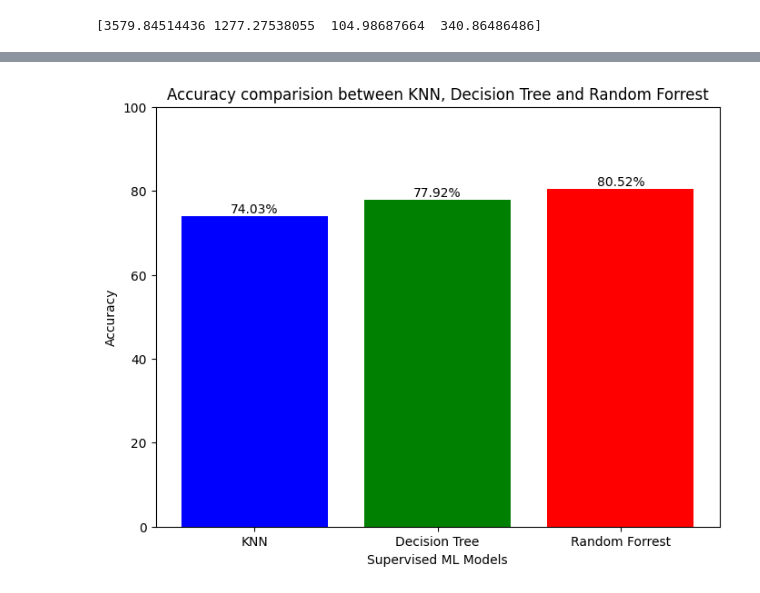
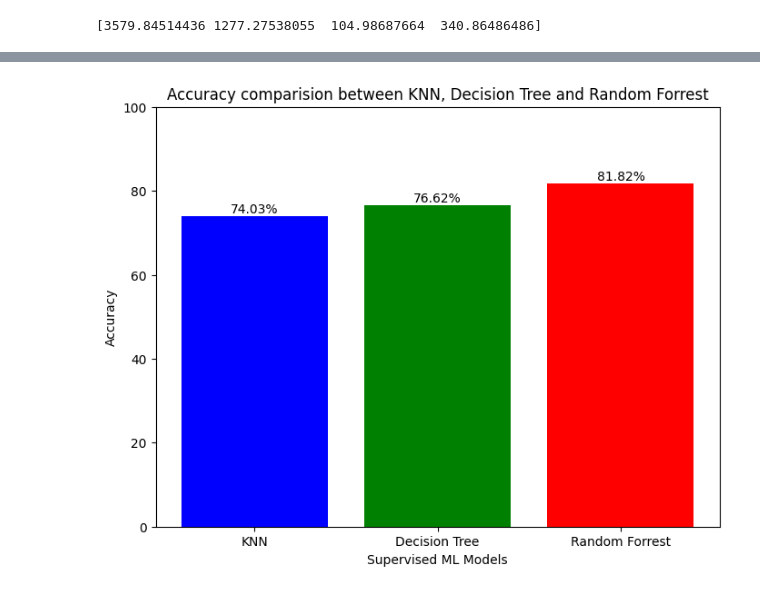
Before and after one commit to newguy7/DataScienceBootCamp, a Jupyter notebook: Projects/Classification_of_loan_status.ipynb, the cells around one changed output, grey strips where cells are left out. Drawn from its saved outputs; the diff is of its cells as text; code cells hidden in the pictures.

```diff
--- a/Projects/Classification_of_loan_status.ipynb
+++ b/Projects/Classification_of_loan_status.ipynb
@@ -427,0 +496,41 @@ The accuracy of the Random Forest Model is 80.52%
+# %%
+# Random Forest
+from sklearn.ensemble import RandomForestClassifier
+
+random = RandomForestClassifier()
+random.fit(X_train,y_train)
+
+pred_lbls_rf = random.predict(X_test)
+pred_lbls_rf.shape
+
+# Accuracy of the model
+accuracy_ran_forest= accuracy_score(y_test,pred_lbls_rf)
+accuracy_ran_forest = round(accuracy_ran_forest * 100,2)
+print(f"The accuracy of the KNN Model is {accuracy_ran_forest}%")
+
+# confusion matrix
+ran_forest_cm = confusion_matrix(np.asarray(y_test).argmax(axis=1),np.asarray(pred_lbls_rf).argmax(axis=1))
+print(ran_forest_cm)
+
+# precision_score
+ran_forest_ps = precision_score(y_test,pred_lbls_rf,average='micro')
+print(ran_forest_ps)
+
+# recall score
+ran_forest_rs = recall_score(y_test,pred_lbls_rf,average='micro')
+print(ran_forest_rs)
+
+# f1 score
+ran_forest_fs = f1_score(y_test,pred_lbls_rf,average='micro')
+print(ran_forest_fs)
+
+#ROC AUC Score
+# Convert random.predict_proba(X_test) to numpy array
+probas_tree = np.array(random.predict_proba(X_test))
+
+# Extract probabilities for the positive class
+randomf_positive_class_proba = probas_tree[:, :, 1]
+
+# ROC AUC Score for Random Forest
+randomf_roc_au_score = roc_auc_score(y_test_binary, randomf_positive_class_proba.T[:, 1], multi_class='ovr')
+print(f"The ROC AUC score for Random Forest model is: {randomf_roc_au_score}")
@@ -428,19 +575,19 @@ The accuracy of the Random Forest Model is 80.52%
 # %%
 # Comparision of all accuracies with a bar chart
 x_labels = ['KNN', 'Decision Tree','Random Forrest']
-y_values = [accuracy_knn, accuracy_decision_tree,accuracy_random_forest]
+y_values = [accuracy_knn, accuracy_tree,accuracy_ran_forest]
 
 plt.figure(figsize=(8, 6))
 plt.bar(x_labels,y_values,color=['blue','green','red'])
 # show value on top of each bar
 for index, value in enumerate(y_values):
     plt.text(index, value, str(value)+'%', ha='center', va='bottom')
 
 plt.ylim(0,100)
 plt.xlabel('Supervised ML Models')
 plt.ylabel('Accuracy')
 plt.title('Accuracy comparision between KNN, Decision Tree and Random Forrest')
 
 plt.show()
 # %% [output]
-[figure, old version]
+[figure, new version]
```
Also changed, not shown: parts of 11 cells of this notebook.
